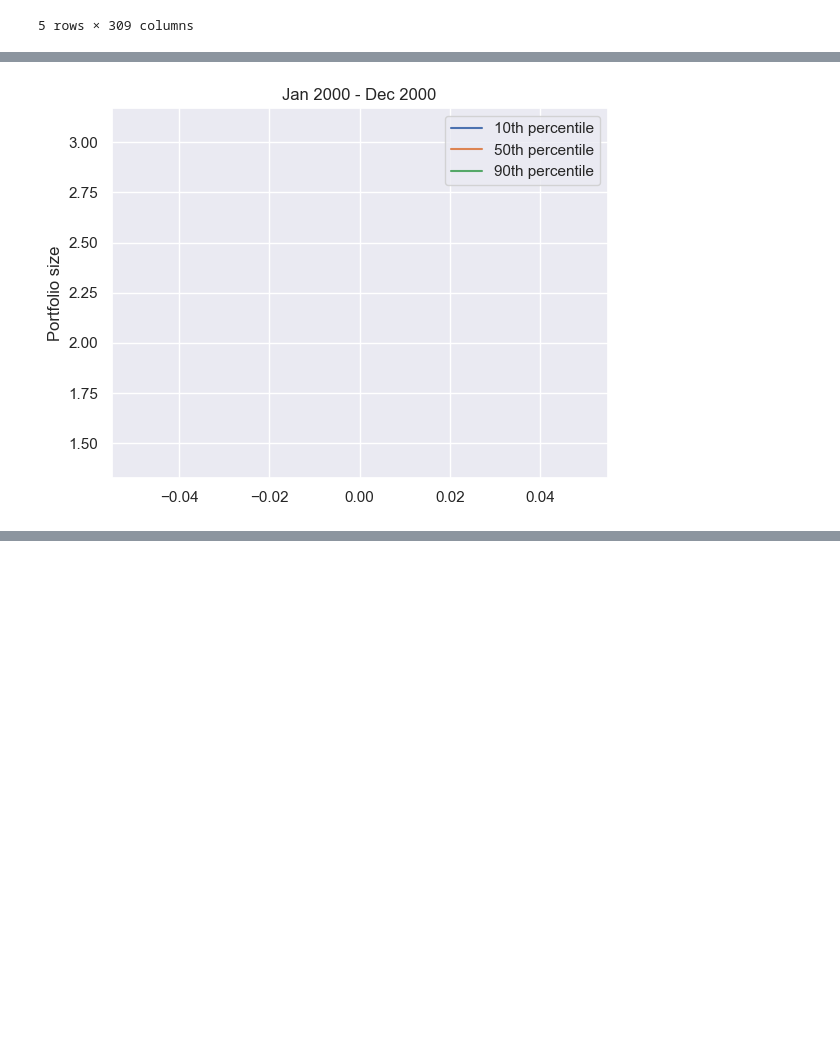
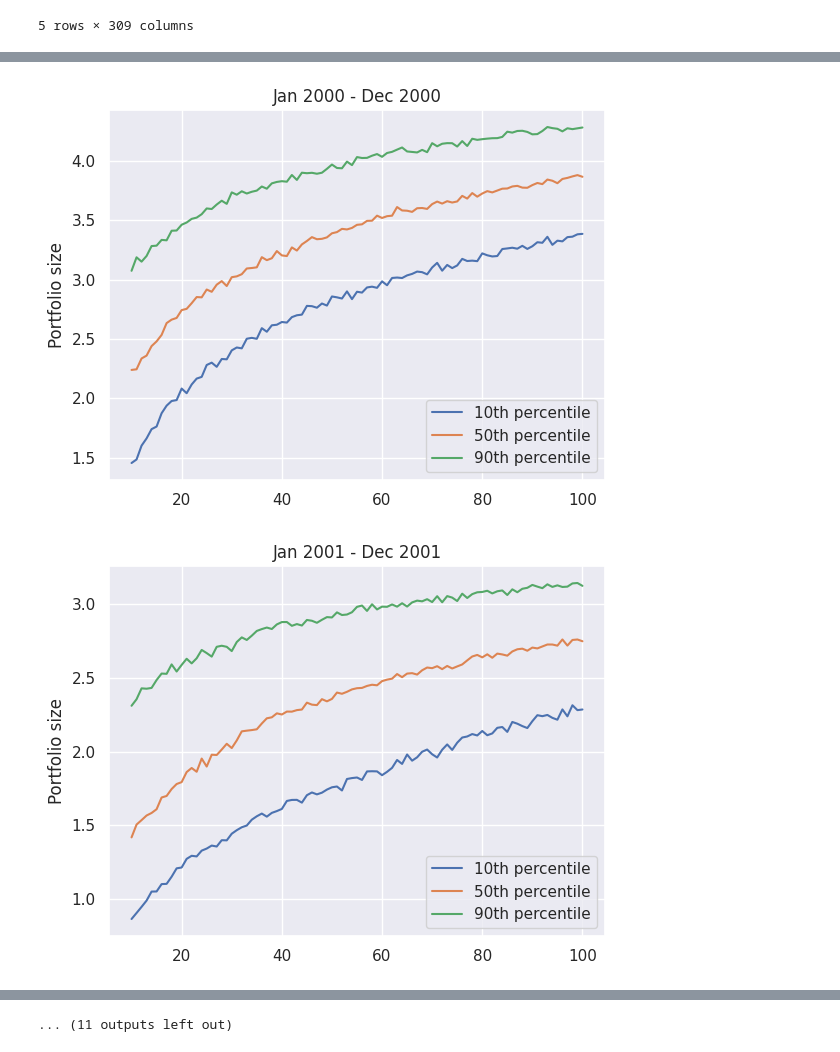
Before and after one commit to nicoglez/Optimal-Number-Stocks, a Jupyter notebook: Adding Sharpe Opt.ipynb, the cells around one changed output, grey strips where cells are left out. Cells and saved outputs as stored; diff of their text form; code cells hidden in the pictures; blank space fills up the shorter version.

```diff
--- a/Adding Sharpe Opt.ipynb
+++ b/Adding Sharpe Opt.ipynb
@@ -96,7 +99,7 @@ yearly_10_percs = {}
 yearly_50_percs = {}
 yearly_90_percs = {}
 
-for y in range(2000, 2001):
+for y in range(2000, 2023):
     ydata = yearly_data[f"{y}"]
     perc_10_sr = []
     perc_50_sr = []
@@ -120,12 +135,13 @@ KeyboardInterrupt:
 # %%
-for y in range(2000, 2001):
+for y in range(2000, 2023):
     plt.title(f"Jan {y} - Dec {y}")
     plt.plot(K, yearly_10_percs[f"{y}"], label="10th percentile")
     plt.plot(K, yearly_50_percs[f"{y}"], label="50th percentile")
     plt.plot(K, yearly_90_percs[f"{y}"], label="90th percentile")
     plt.legend()
     plt.ylabel("Sharpe ratio")
     plt.ylabel("Portfolio size")
     plt.show()
 # %% [output]
-[figure, old version]
+[figure, new version]
+[figure, added]
@@ -131,0 +158 @@ for y in range(2000, 2001):
+... (11 outputs left out)
```
Also changed, not shown: parts of 7 cells of this notebook, 2 other files.
